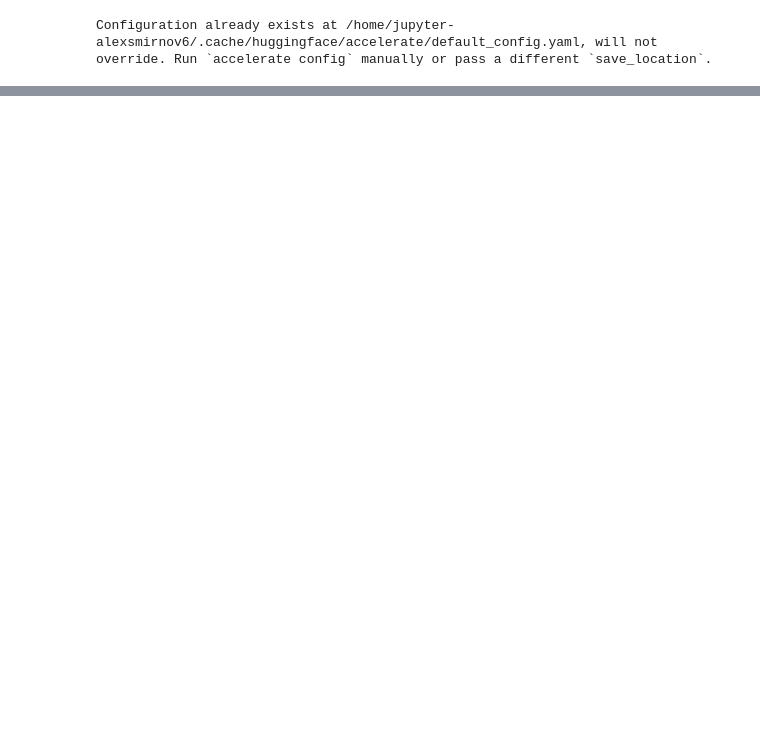
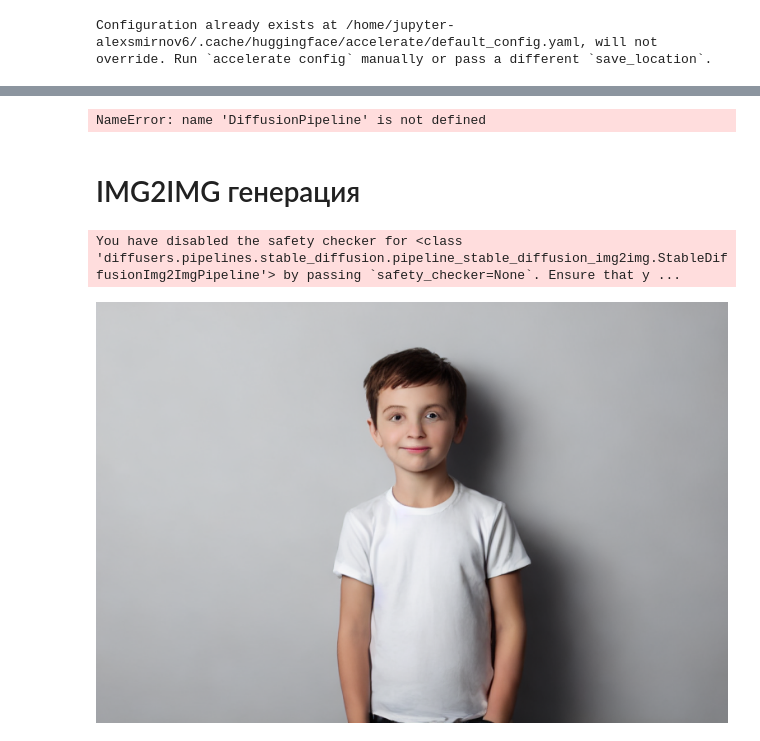
Before and after one commit to misshimichka/HSE-VK-2023, a Jupyter notebook: dreambooth_tuning.ipynb, the cells around one changed output, grey strips where cells are left out. Saved outputs shown, nothing was run; the diff lists cells and outputs as text; code cells hidden in the pictures; blank space fills up the shorter version.

```diff
--- a/dreambooth_tuning.ipynb
+++ b/dreambooth_tuning.ipynb
@@ -131,0 +136,5 @@ image.save("inference-example.png")
+# %%
+pipe = DiffusionPipeline.from_pretrained("tuned_model_animals", torch_dtype=torch.float16).to("cuda")
+#pipe.safety_checker = lambda images, clip_input: (images, False)
+# %% [output]
+NameError: name 'DiffusionPipeline' is not defined
@@ -131,0 +148,21 @@ image.save("inference-example.png")
+# %% [markdown]
+# IMG2IMG генерация
+# %%
+from diffusers import StableDiffusionImg2ImgPipeline
+import torch
+
+model_id = "test_tuned_model5"
+pipe = StableDiffusionImg2ImgPipeline.from_pretrained(model_id, torch_dtype=torch.float32, safety_checker = None).to("cuda")
+# %% [output]
+You have disabled the safety checker for <class 'diffusers.pipelines.stable_diffusion.pipeline_stable_diffusion_img2img.StableDiffusionImg2ImgPipeline'> by passing `safety_checker=None`. Ensure that y ...
+# %%
+from PIL import Image
+
+init_image = Image.open("man img2img.png").convert("RGB")
+init_image.show()
+init_image = init_image.resize((768, 512))
+image = pipe(image=init_image, prompt="a cartoon man on white background", num_inference_steps=45, guidance_scale=7.5).images[0]
+
+image.save("res img2img.png")
+# %% [output]
+[figure, added]
```
Also changed, not shown: parts of 35 cells of this notebook.
